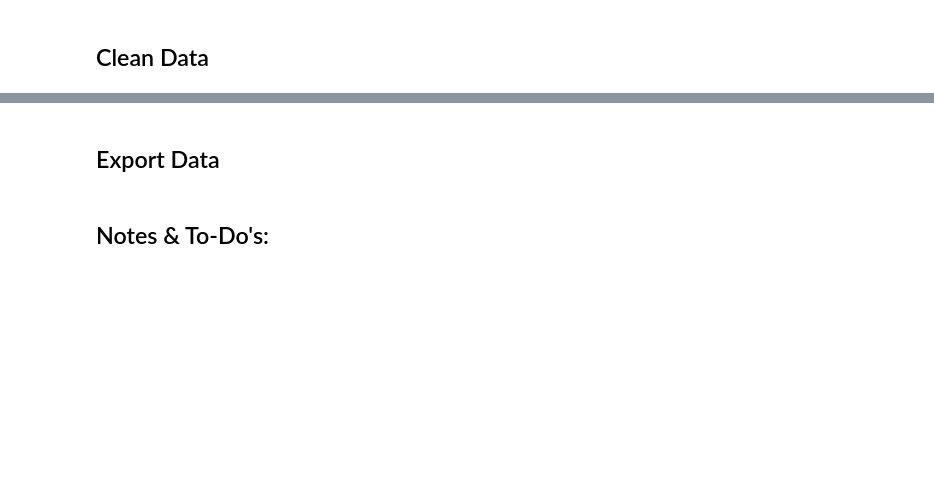
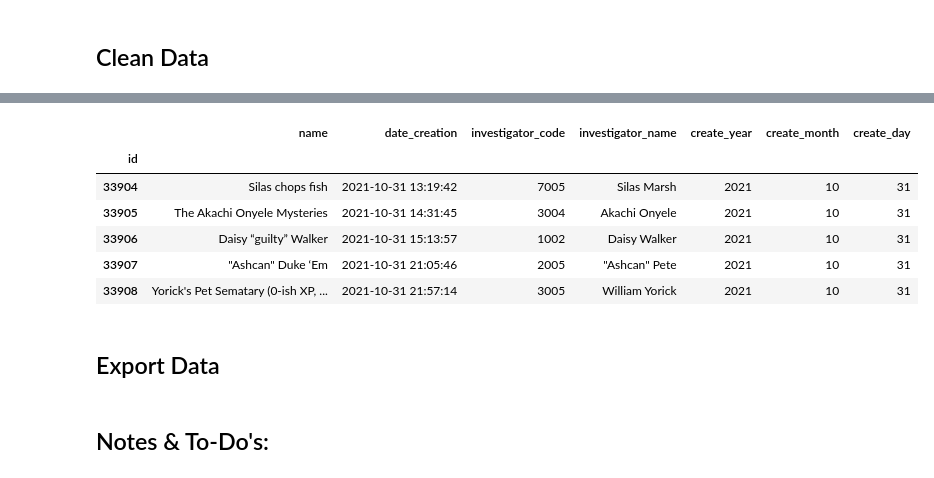
Before and after one commit to SSimon16/arkhamdb-data, a Jupyter notebook: decklist_data.ipynb, the cells around one changed output, grey strips where cells are left out. Drawn from its saved outputs; the diff is of its cells as text; code cells hidden in the pictures; blank space fills up the shorter version.

```diff
--- a/decklist_data.ipynb
+++ b/decklist_data.ipynb
@@ -178,3 +242,18 @@ df_decklists_raw.shape
+# %%
+# Create smaller df w/ relevant columns for investigator racing bar chart
+df_investigator_pop_start = df_decklists_clean[["name", "date_creation",
+                                                "investigator_code", "investigator_name",
+                                                "create_year", "create_month", "create_day"]]
+# %%
+df_investigator_pop_start.tail()
+# %% [output]
+|  | name | date_creation | investigator_code | investigator_name | create_year | create_month | create_day |
+| id |  |  |  |  |  |  |  |
+| 33904 | Silas chops fish | 2021-10-31 13:19:42 | 7005 | Silas Marsh | 2021 | 10 | 31 |
+| 33905 | The Akachi Onyele Mysteries | 2021-10-31 14:31:45 | 3004 | Akachi Onyele | 2021 | 10 | 31 |
+| 33906 | Daisy “guilty” Walker | 2021-10-31 15:13:57 | 1002 | Daisy Walker | 2021 | 10 | 31 |
+| 33907 | "Ashcan" Duke ‘Em | 2021-10-31 21:05:46 | 2005 | "Ashcan" Pete | 2021 | 10 | 31 |
+| 33908 | Yorick's Pet Sematary (0-ish XP, ... | 2021-10-31 21:57:14 | 3005 | William Yorick | 2021 | 10 | 31 |
 # %% [markdown]
 ## Export Data
 # %%
```
Also changed, not shown: parts of 13 cells of this notebook, 2 other files.
